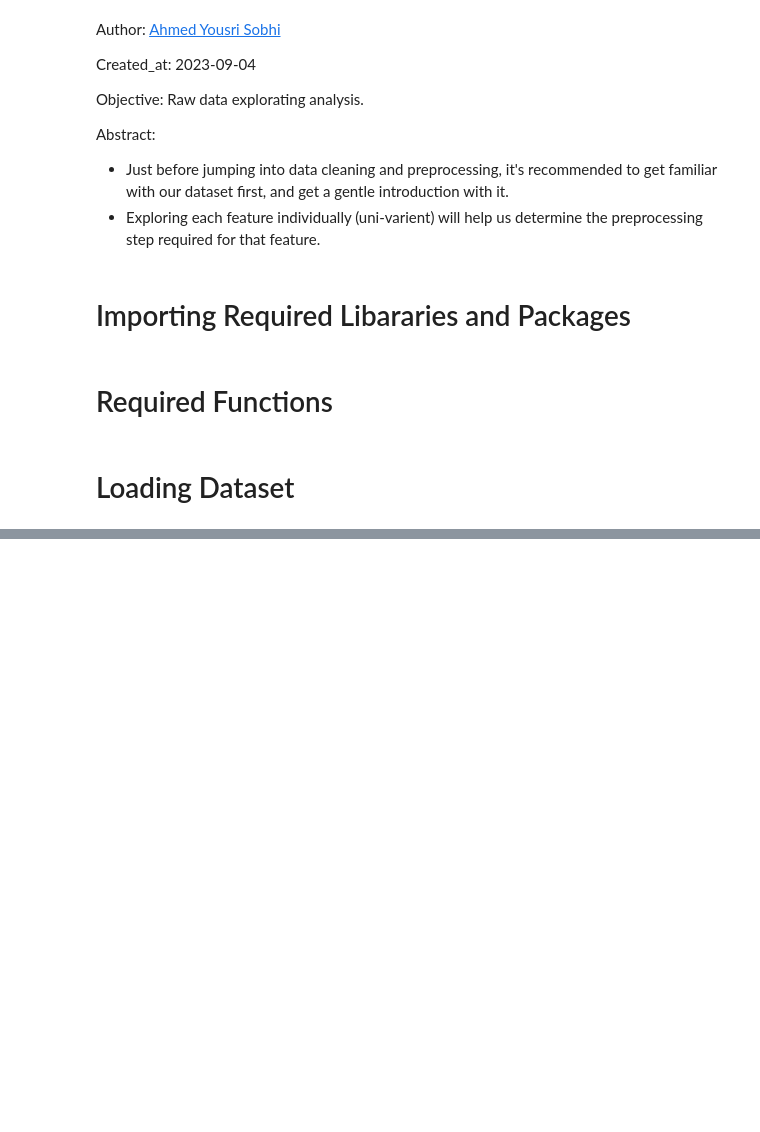
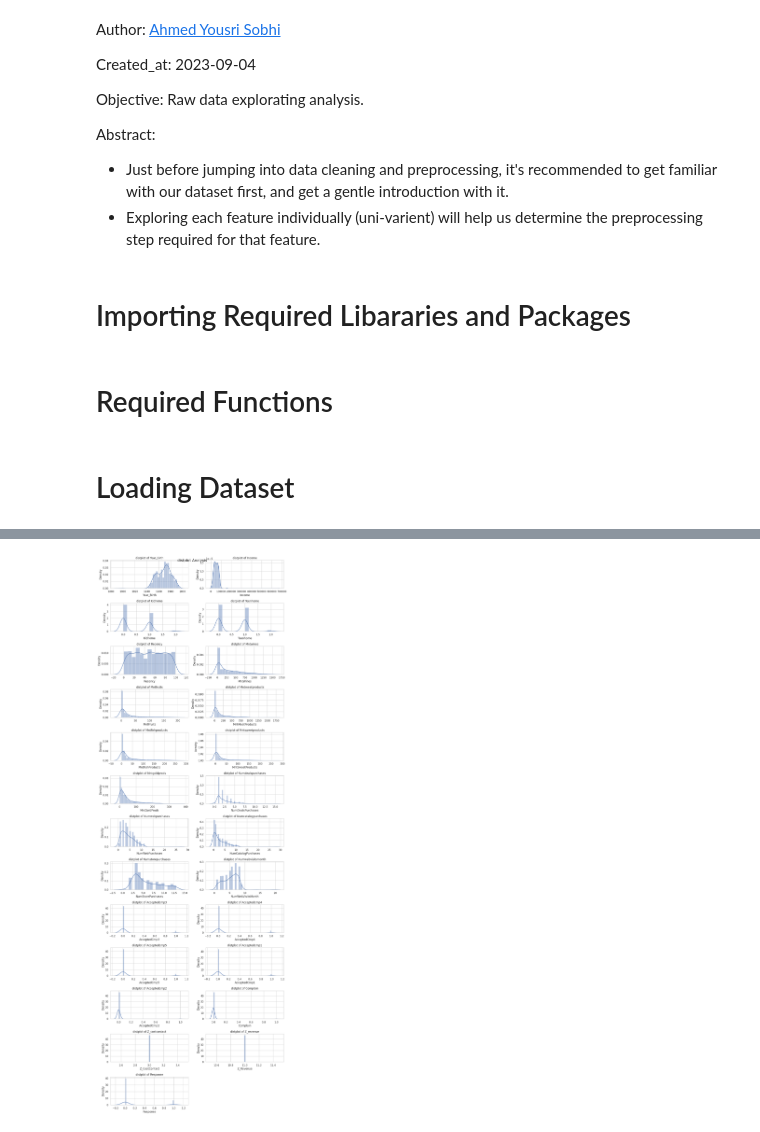
Before and after one commit to AhmedYousriSobhi/customer_segmentation, a Jupyter notebook: nb_workspace/_1_data_raw_eda.ipynb, the cells around one changed output, grey strips where cells are left out. Cells and saved outputs as stored; diff of their text form; code cells hidden in the pictures; blank space fills up the shorter version.

```diff
--- a/nb_workspace/_1_data_raw_eda.ipynb
+++ b/nb_workspace/_1_data_raw_eda.ipynb
@@ -84,0 +234,6 @@ KeyError: 'e'
+# %%
+# Used to look at the distribution of a numerical variables
+cols_to_drop = ['ID']
+plot_numeric_features(df, cols_to_drop, sns.distplot, save_plot=True)
+# %% [output]
+[figure, added]
```
Also changed, not shown: parts of 12 cells of this notebook, 4 other files.
